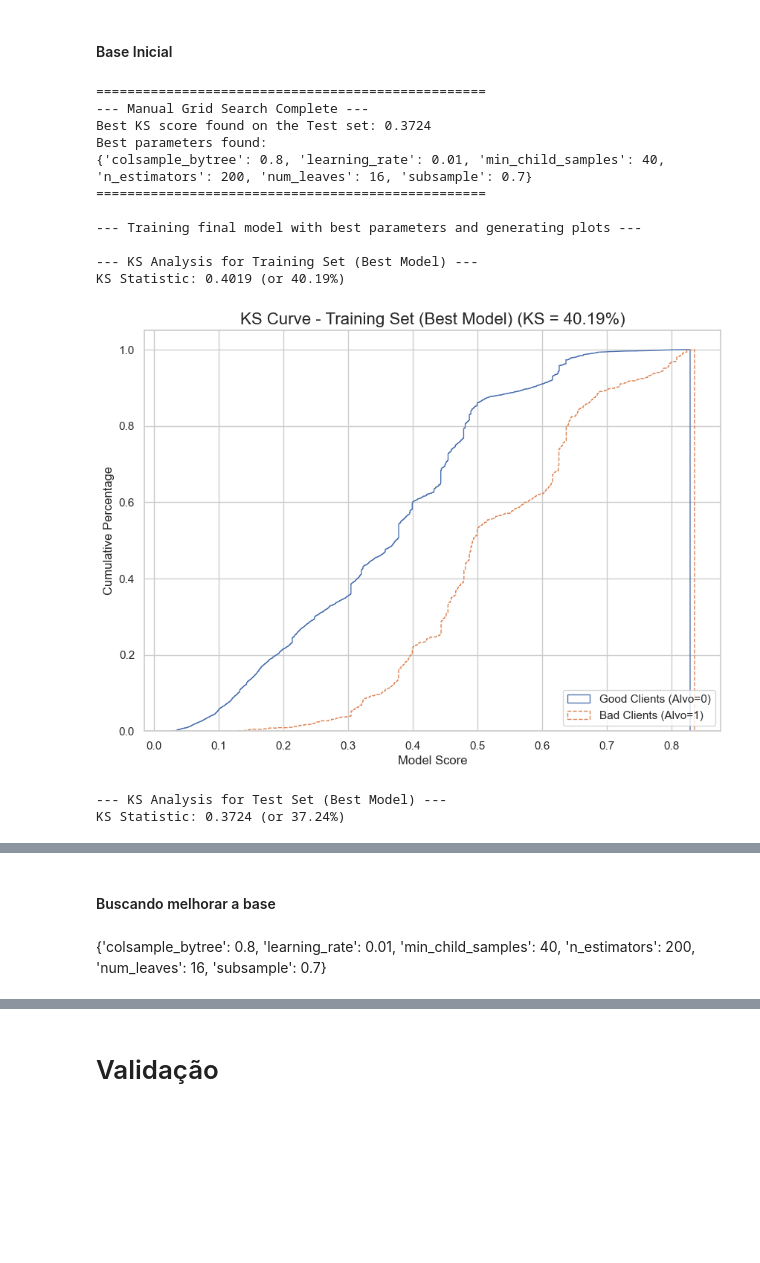
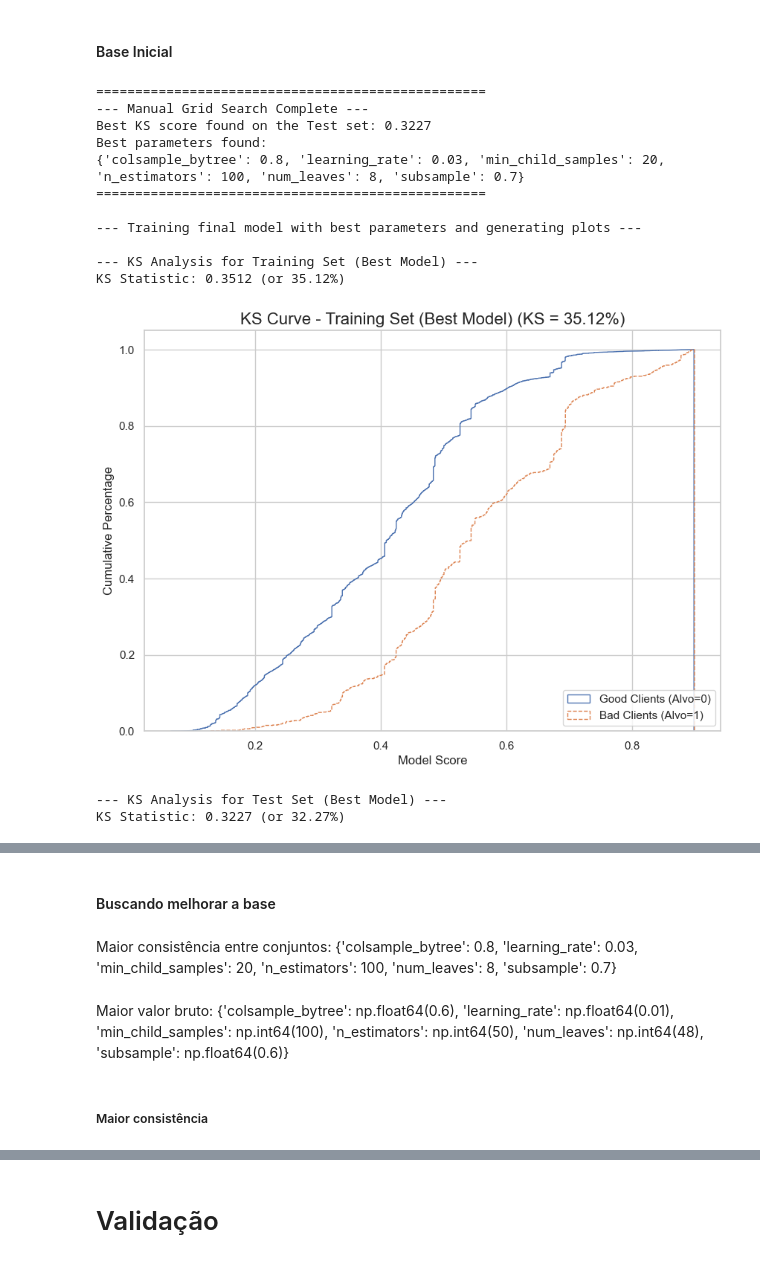
Before and after one commit to RenatoNogFer/Project-4, a Jupyter notebook: main.ipynb, the cells around one changed output, grey strips where cells are left out. Cells and saved outputs as stored; diff of their text form; code cells hidden in the pictures; blank space fills up the shorter version.

```diff
--- a/main.ipynb
+++ b/main.ipynb
@@ -2134,0 +2135,2 @@ VAR13_qcut e valor_financiado_qcut mostram comportamento de degradação de IV a
+# %%
+data_frame.drop(columns=['VAR13_qcut'], inplace=True)
@@ -2457,9 +2459,9 @@ num_leaves menor mostrou maior potencial
 #### Base Inicial
 # %%
 param_grid = {
-    'learning_rate': [0.01, 0.05],
-    'n_estimators': [100, 150, 200],
-    'num_leaves': [16, 24],
+    'learning_rate': [0.01, 0.02, 0.03],
+    'n_estimators': [50, 75, 100],
+    'num_leaves': [8, 16, 24, 32, 48],
     'subsample': [0.7, 0.8],
     'colsample_bytree': [0.7, 0.8],
     'min_child_samples': [20, 40]
@@ -2515,36 +2517,36 @@ if best_params:
     # Generate scores for both train and test sets using the final model
     y_train_scores_best = best_lgbm_model.predict_proba(X_train)[:, 1]
     y_test_scores_best = best_lgbm_model.predict_proba(X_test)[:, 1]
 
     # KS Analysis Function
     def calculate_and_plot_ks(y_true, y_scores, set_name):
         print(f"\n--- KS Analysis for {set_name} ---")
         ks_stat, _ = stats.ks_2samp(y_scores[y_true==0], y_scores[y_true==1])
         print(f"KS Statistic: {ks_stat:.4f} (or {ks_stat:.2%})")
         plt.figure(figsize=(10, 7))
         plt.hist(y_scores[y_true==0], bins=1000, density=True, cumulative=True, histtype='step', label='Good Clients (Alvo=0)')
         plt.hist(y_scores[y_true==1], bins=1000, density=True, cumulative=True, histtype='step', label='Bad Clients (Alvo=1)', linestyle='--')
         plt.title(f'KS Curve - {set_name} (KS = {ks_stat:.2%})', fontsize=16)
         plt.xlabel('Model Score'); plt.ylabel('Cumulative Percentage'); plt.legend(loc='lower right'); plt.grid(True); plt.show()
 
     # Plot the final results
     calculate_and_plot_ks(y_train, y_train_scores_best, "Training Set (Best Model)")
     calculate_and_plot_ks(y_test, y_test_scores_best, "Test Set (Best Model)")
 
 else:
     print("Could not find best parameters. The search may have failed.")
 # %% [output]
 ==================================================
 --- Manual Grid Search Complete ---
-Best KS score found on the Test set: 0.3724
+Best KS score found on the Test set: 0.3227
 Best parameters found:
-{'colsample_bytree': 0.8, 'learning_rate': 0.01, 'min_child_samples': 40, 'n_estimators': 200, 'num_leaves': 16, 'subsample': 0.7}
+{'colsample_bytree': 0.8, 'learning_rate': 0.03, 'min_child_samples': 20, 'n_estimators': 100, 'num_leaves': 8, 'subsample': 0.7}
 ==================================================
 
 --- Training final model with best parameters and generating plots ---
 
 --- KS Analysis for Training Set (Best Model) ---
-KS Statistic: 0.4019 (or 40.19%)
+KS Statistic: 0.3512 (or 35.12%)
-[figure, old version]
+[figure, new version]
 --- KS Analysis for Test Set (Best Model) ---
-KS Statistic: 0.3724 (or 37.24%)
+KS Statistic: 0.3227 (or 32.27%)
@@ -2552,6 +2554,10 @@ KS Statistic: 0.3724 (or 37.24%)
 # %% [markdown]
 #### Buscando melhorar a base
+# %% [markdown]
+Maior consistência entre conjuntos: {'colsample_bytree': 0.8, 'learning_rate': 0.03, 'min_child_samples': 20, 'n_estimators': 100, 'num_leaves': 8, 'subsample': 0.7}
 # %% [markdown]
-{'colsample_bytree': 0.8, 'learning_rate': 0.01, 'min_child_samples': 40, 'n_estimators': 200, 'num_leaves': 16, 'subsample': 0.7}
+Maior valor bruto: {'colsample_bytree': np.float64(0.6), 'learning_rate': np.float64(0.01), 'min_child_samples': np.int64(100), 'n_estimators': np.int64(50), 'num_leaves': np.int64(48), 'subsample': np.float64(0.6)}
+# %% [markdown]
+##### Maior consistência
 # %%
 param_grid = {
```
Also changed, not shown: parts of 30 cells of this notebook.
